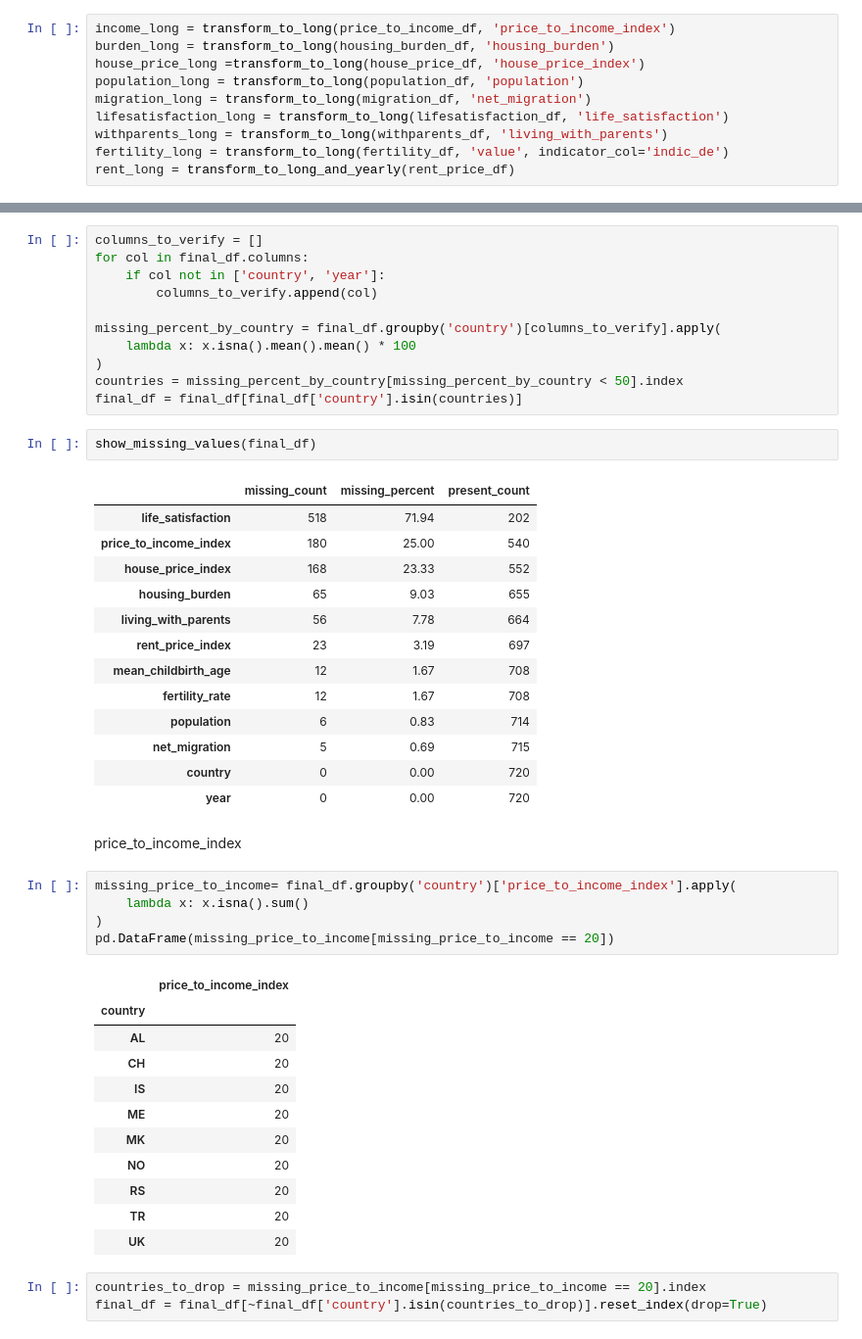
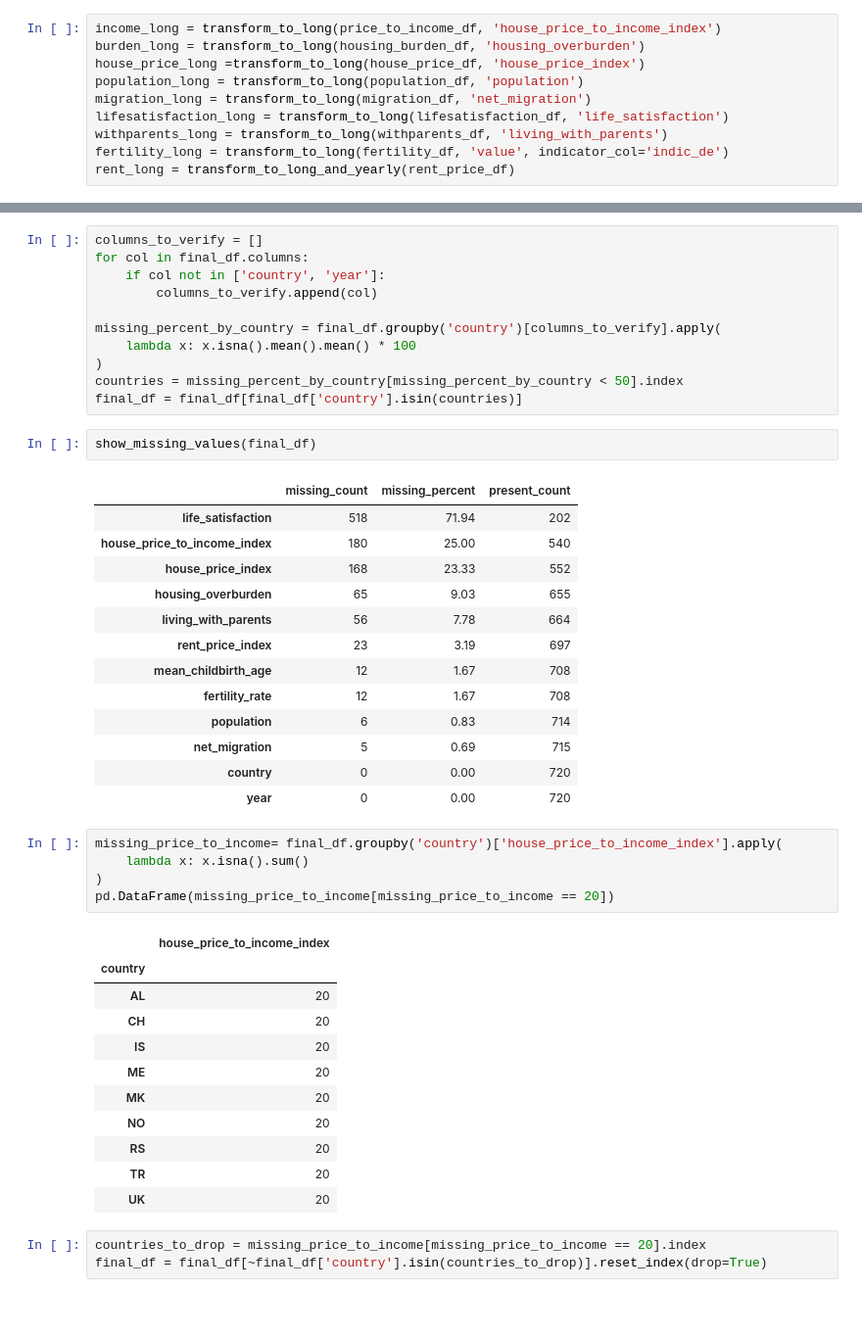
Before and after one commit to baktofebruary/InfoVis, a Jupyter notebook: notebooks/prepare_data.ipynb, the cells around one changed output, grey strips where cells are left out. Shown at 98% size. Saved outputs shown, nothing was run; the diff lists cells and outputs as text; blank space fills up the shorter version.

```diff
--- a/notebooks/prepare_data.ipynb
+++ b/notebooks/prepare_data.ipynb
@@ -213,8 +213,8 @@ def transform_to_long_and_yearly(df):
 
     return rent_yearly
 # %%
-income_long = transform_to_long(price_to_income_df, 'price_to_income_index')
-burden_long = transform_to_long(housing_burden_df, 'housing_burden')
+income_long = transform_to_long(price_to_income_df, 'house_price_to_income_index')
+burden_long = transform_to_long(housing_burden_df, 'housing_overburden')
 house_price_long =transform_to_long(house_price_df, 'house_price_index')
 population_long = transform_to_long(population_df, 'population')
 migration_long = transform_to_long(migration_df, 'net_migration')
@@ -520,9 +520,9 @@ show_missing_values(final_df)
 # %% [output]
 |  | missing_count | missing_percent | present_count |
 | life_satisfaction | 518 | 71.94 | 202 |
-| price_to_income_index | 180 | 25.00 | 540 |
+| house_price_to_income_index | 180 | 25.00 | 540 |
 | house_price_index | 168 | 23.33 | 552 |
-| housing_burden | 65 | 9.03 | 655 |
+| housing_overburden | 65 | 9.03 | 655 |
 | living_with_parents | 56 | 7.78 | 664 |
 | rent_price_index | 23 | 3.19 | 697 |
 | mean_childbirth_age | 12 | 1.67 | 708 |
@@ -531,15 +531,13 @@ show_missing_values(final_df)
 | net_migration | 5 | 0.69 | 715 |
 | country | 0 | 0.00 | 720 |
 | year | 0 | 0.00 | 720 |
-# %% [markdown]
-price_to_income_index
 # %%
-missing_price_to_income= final_df.groupby('country')['price_to_income_index'].apply(
+missing_price_to_income= final_df.groupby('country')['house_price_to_income_index'].apply(
     lambda x: x.isna().sum()
 )
 pd.DataFrame(missing_price_to_income[missing_price_to_income == 20])
 # %% [output]
-|  | price_to_income_index |
+|  | house_price_to_income_index |
 | country |  |
 | AL | 20 |
 | CH | 20 |
```
Also changed, not shown: parts of 34 cells of this notebook.
